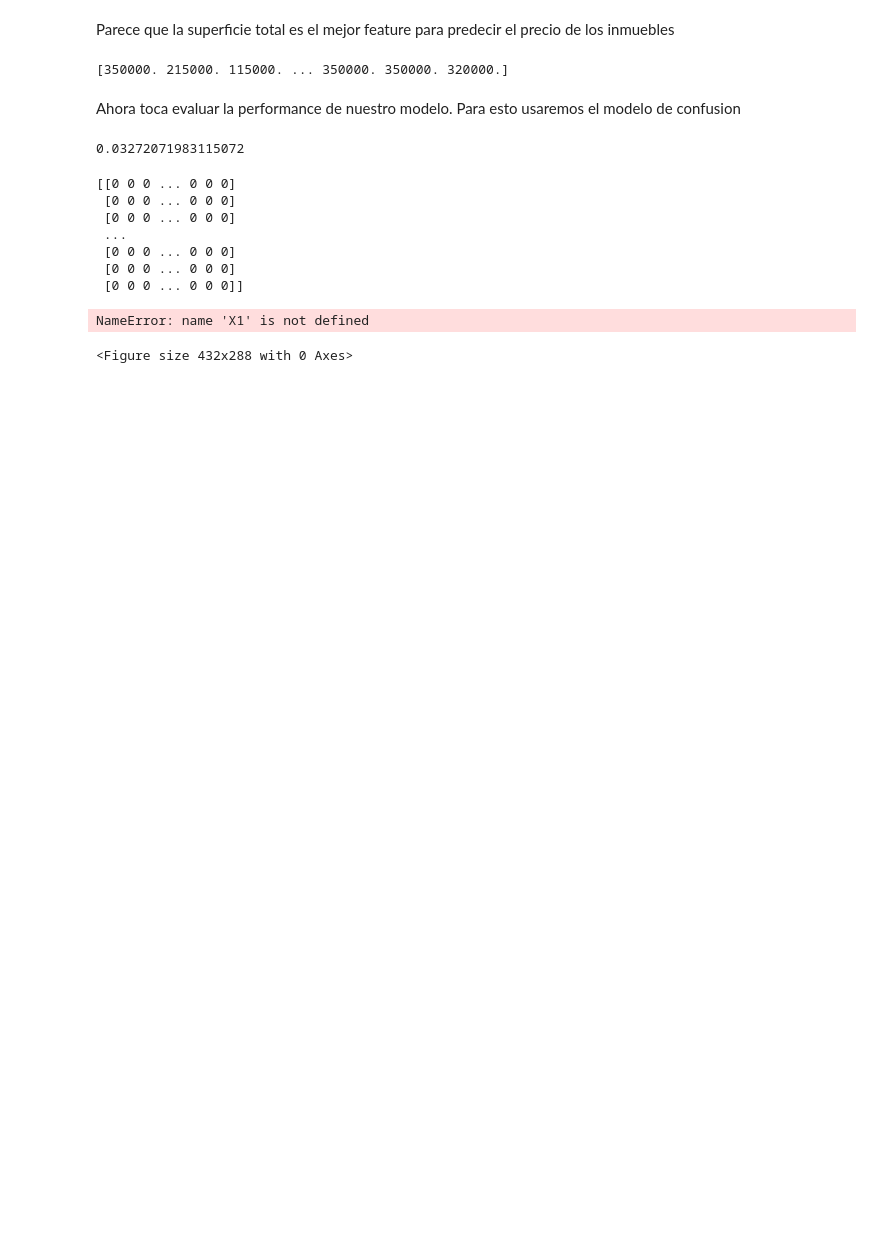
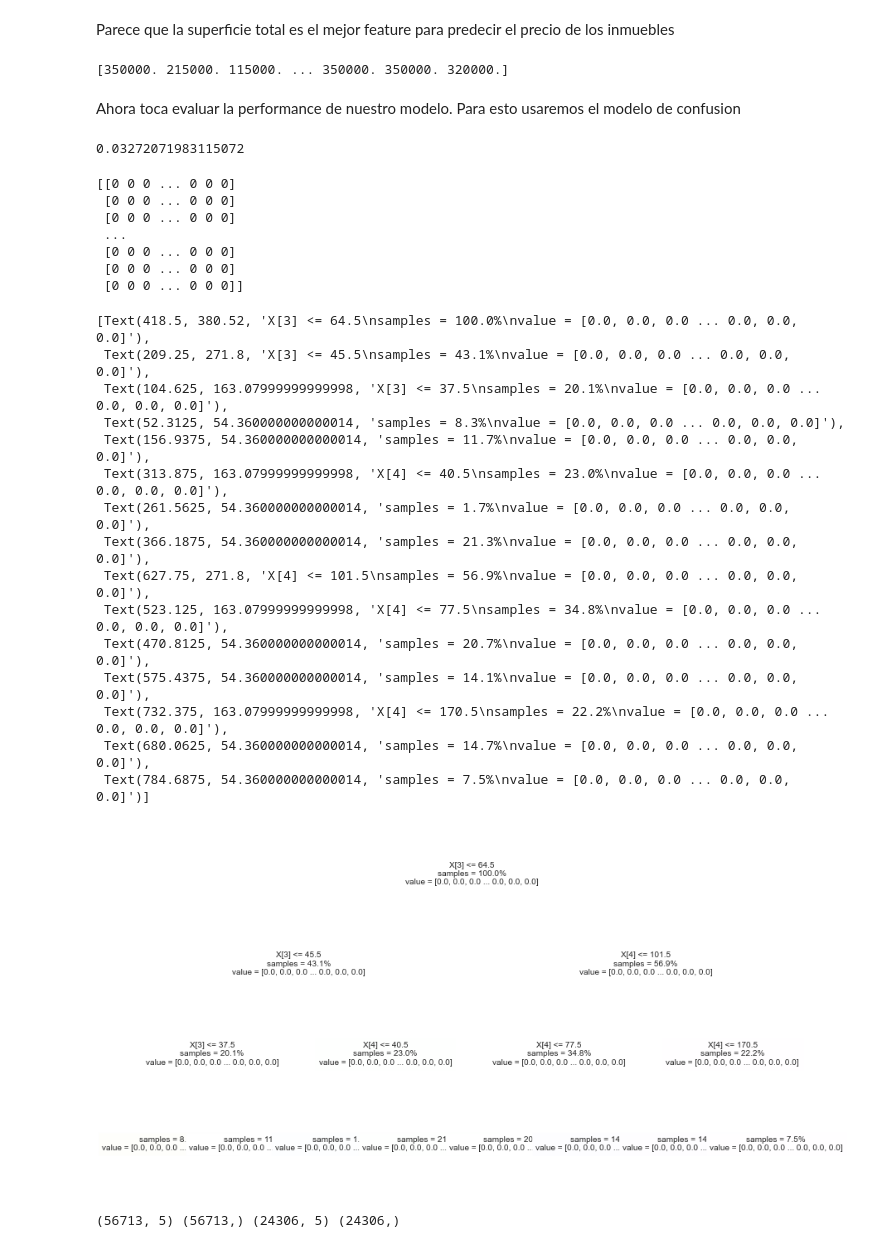
Before and after one commit to ldotto46/01.Proj_Real-State, a Jupyter notebook: DS_Proyecto_01(Rodriguez Luis).ipynb, the cells around one changed output. Saved outputs shown, nothing was run; the diff lists cells and outputs as text; code cells hidden in the pictures; blank space fills up the shorter version.

Commit message:
Decission Tree

```diff
--- a/DS_Proyecto_01(Rodriguez Luis).ipynb
+++ b/DS_Proyecto_01(Rodriguez Luis).ipynb
@@ -471,3 +461,0 @@ X = baseML2.drop('price', axis=1).copy()
-# %%
-tree = DecisionTreeClassifier(max_depth=3, random_state=42)
-#3 niveles de profundidad, semilla 42
@@ -481,2 +506,0 @@ Los shapes de X ( 81019 ) e Y( 81019 ) coinciden
-# %%
-tree.fit(X,y) #fiteamos el modelo
@@ -512,12 +560,11 @@ print(y_pred)
 Ahora toca evaluar la performance de nuestro modelo. Para esto usaremos el modelo de confusion
 # %%
 from sklearn.metrics import accuracy_score
-
 y_pred = tree.predict(X) #predecimos sobre nuestro set de entrenamiento
-
-accuracy_score(y_pred,y) #comparamos con las etiquetas reales
-# %% [output]
-0.03272071983115072
+# %%
+accuracy_score(y_pred,y) #comparamos con las etiquetas reales
+# %% [output]
+0.03272071983115072
 # %%
 from sklearn.metrics import confusion_matrix
 print(confusion_matrix(y,y_pred))
@@ -529,21 +576,43 @@ print(confusion_matrix(y,y_pred))
  [0 0 0 ... 0 0 0]
  [0 0 0 ... 0 0 0]
  [0 0 0 ... 0 0 0]]
-# %%
-plt.figure()
-ax = sns.scatterplot(X.iloc[:,0], X.iloc[:,1], hue=y.values, palette='Set2')
-plt.legend().remove()
-
-
-xlim = ax.get_xlim()
-ylim = ax.get_ylim()
-xx, yy = np.meshgrid(np.linspace(*xlim, num=200),
-                      np.linspace(*ylim, num=200))
-Z = clf.predict(np.c_[xx.ravel(), yy.ravel()]).reshape(xx.shape)
-
-contours = ax.contourf(xx, yy, Z, alpha=0.3, cmap = 'Set2')
-plt.tight_layout()
-plt.show()
-# %% [output]
-NameError: name 'X1' is not defined
-<Figure size 432x288 with 0 Axes>
+# %%
+from sklearn import tree
+plt.figure(figsize=(15,8))
+tree.plot_tree(clf,max_depth=None,
+    feature_names=None,
+    class_names=None,
+    label='all',
+    filled=True,
+    impurity=False,
+    node_ids=False,
+    proportion=True,
+    rotate='deprecated',
+    rounded=False,
+    precision=1,
+    ax=None,
+    fontsize=10,)
+# %% [output]
+[Text(418.5, 380.52, 'X[3] <= 64.5\nsamples = 100.0%\nvalue = [0.0, 0.0, 0.0 ... 0.0, 0.0, 0.0]'),
+ Text(209.25, 271.8, 'X[3] <= 45.5\nsamples = 43.1%\nvalue = [0.0, 0.0, 0.0 ... 0.0, 0.0, 0.0]'),
+ Text(104.625, 163.07999999999998, 'X[3] <= 37.5\nsamples = 20.1%\nvalue = [0.0, 0.0, 0.0 ... 0.0, 0.0, 0.0]'),
+ Text(52.3125, 54.360000000000014, 'samples = 8.3%\nvalue = [0.0, 0.0, 0.0 ... 0.0, 0.0, 0.0]'),
+ Text(156.9375, 54.360000000000014, 'samples = 11.7%\nvalue = [0.0, 0.0, 0.0 ... 0.0, 0.0, 0.0]'),
+ Text(313.875, 163.07999999999998, 'X[4] <= 40.5\nsamples = 23.0%\nvalue = [0.0, 0.0, 0.0 ... 0.0, 0.0, 0.0]'),
+ Text(261.5625, 54.360000000000014, 'samples = 1.7%\nvalue = [0.0, 0.0, 0.0 ... 0.0, 0.0, 0.0]'),
+ Text(366.1875, 54.360000000000014, 'samples = 21.3%\nvalue = [0.0, 0.0, 0.0 ... 0.0, 0.0, 0.0]'),
+ Text(627.75, 271.8, 'X[4] <= 101.5\nsamples = 56.9%\nvalue = [0.0, 0.0, 0.0 ... 0.0, 0.0, 0.0]'),
+ Text(523.125, 163.07999999999998, 'X[4] <= 77.5\nsamples = 34.8%\nvalue = [0.0, 0.0, 0.0 ... 0.0, 0.0, 0.0]'),
+ Text(470.8125, 54.360000000000014, 'samples = 20.7%\nvalue = [0.0, 0.0, 0.0 ... 0.0, 0.0, 0.0]'),
+ Text(575.4375, 54.360000000000014, 'samples = 14.1%\nvalue = [0.0, 0.0, 0.0 ... 0.0, 0.0, 0.0]'),
+ Text(732.375, 163.07999999999998, 'X[4] <= 170.5\nsamples = 22.2%\nvalue = [0.0, 0.0, 0.0 ... 0.0, 0.0, 0.0]'),
+ Text(680.0625, 54.360000000000014, 'samples = 14.7%\nvalue = [0.0, 0.0, 0.0 ... 0.0, 0.0, 0.0]'),
+ Text(784.6875, 54.360000000000014, 'samples = 7.5%\nvalue = [0.0, 0.0, 0.0 ... 0.0, 0.0, 0.0]')]
+[figure, added]
+# %%
+X_train, X_test, y_train, y_test = train_test_split(
+    X, y, test_size=0.30, random_state=42)
+
+print(X_train.shape, y_train.shape, X_test.shape, y_test.shape)
+# %% [output]
+(56713, 5) (56713,) (24306, 5) (24306,)
```
Also changed, not shown: parts of 22 cells of this notebook.
